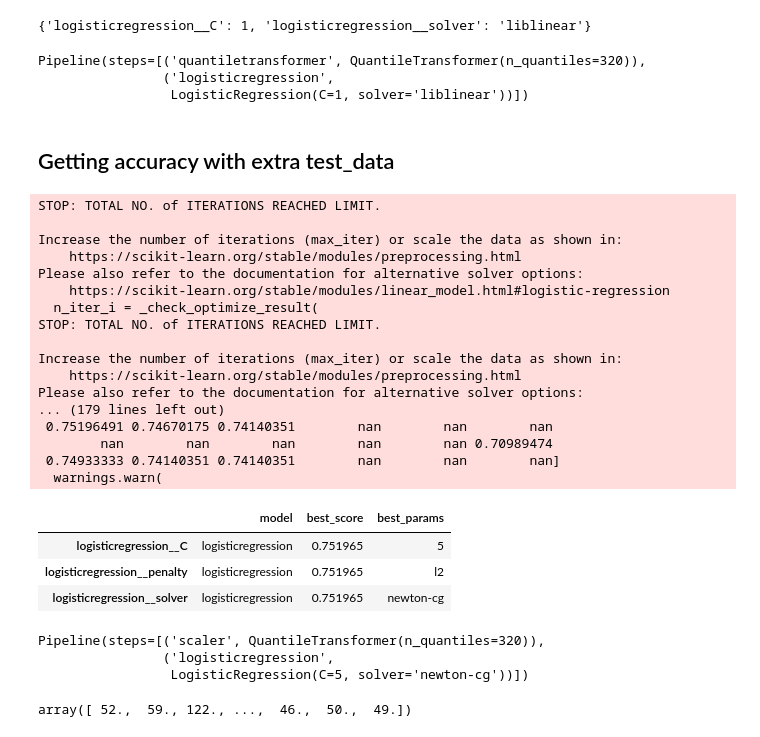
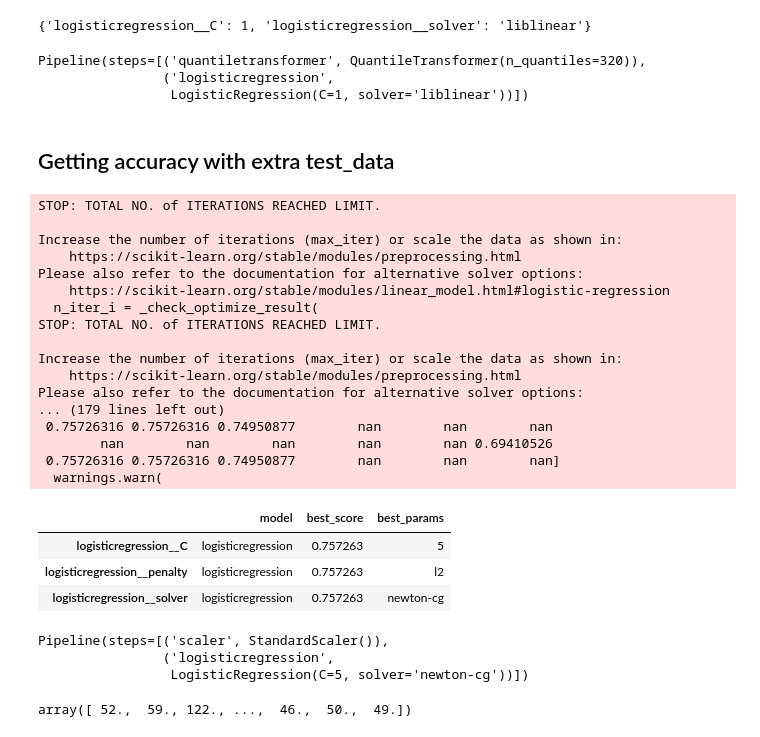
Before and after one commit to pranesh-ghadge/Celebrity-Identification-Website, a Jupyter notebook: model/actor_image_classification.ipynb, the cells around one changed output. Saved outputs shown, nothing was run; the diff lists cells and outputs as text; code cells hidden in the pictures.

```diff
--- a/model/actor_image_classification.ipynb
+++ b/model/actor_image_classification.ipynb
@@ -408,6 +406,0 @@ df['best_params'][2]
-# %%
-best_estimators['logistic_regression']
-# %% [output]
-Pipeline(steps=[('quantiletransformer', QuantileTransformer(n_quantiles=320)),
-                ('logisticregression',
-                 LogisticRegression(C=1, solver='liblinear'))])
@@ -414,47 +409,53 @@ Pipeline(steps=[('quantiletransformer', QuantileTransformer(n_quantiles=320)),
+# %%
+best_estimators['logistic_regression']
+# %% [output]
+Pipeline(steps=[('quantiletransformer', QuantileTransformer(n_quantiles=320)),
+                ('logisticregression',
+                 LogisticRegression(C=1, solver='liblinear'))])
 # %% [markdown]
 ## Getting accuracy with extra test_data
 # %%
 from sklearn.pipeline import Pipeline
 params2 = {'logisticregression__solver': ['newton-cg', 'lbfgs', 'liblinear'],
             'logisticregression__C': [1,5,10],
             'logisticregression__penalty': [None,'l1','l2','elasticnet']}
-pipe2 = Pipeline([('scaler', QuantileTransformer(n_quantiles=320)), ('logisticregression', LogisticRegression())])
+pipe2 = Pipeline([('scaler', StandardScaler()), ('logisticregression', LogisticRegression())])
 clf2 =  GridSearchCV(pipe2, param_grid=params2, cv=5, return_train_score=False)
 clf2.fit(X,y)
 df_lg = pd.DataFrame({
     'model': 'logisticregression',
     'best_score': clf2.best_score_,
     'best_params': clf2.best_params_
 })
 df_lg
 # %% [output]
 STOP: TOTAL NO. of ITERATIONS REACHED LIMIT.
 
 Increase the number of iterations (max_iter) or scale the data as shown in:
     https://scikit-learn.org/stable/modules/preprocessing.html
 Please also refer to the documentation for alternative solver options:
     https://scikit-learn.org/stable/modules/linear_model.html#logistic-regression
   n_iter_i = _check_optimize_result(
 STOP: TOTAL NO. of ITERATIONS REACHED LIMIT.
 
 Increase the number of iterations (max_iter) or scale the data as shown in:
     https://scikit-learn.org/stable/modules/preprocessing.html
 Please also refer to the documentation for alternative solver options:
 ... (179 lines left out)
- 0.75196491 0.74670175 0.74140351        nan        nan        nan
-        nan        nan        nan        nan        nan 0.70989474
- 0.74933333 0.74140351 0.74140351        nan        nan        nan]
+ 0.75726316 0.75726316 0.74950877        nan        nan        nan
+        nan        nan        nan        nan        nan 0.69410526
+ 0.75726316 0.75726316 0.74950877        nan        nan        nan]
   warnings.warn(
 |  | model | best_score | best_params |
-| logisticregression__C | logisticregression | 0.751965 | 5 |
-| logisticregression__penalty | logisticregression | 0.751965 | l2 |
-| logisticregression__solver | logisticregression | 0.751965 | newton-cg |
+| logisticregression__C | logisticregression | 0.757263 | 5 |
+| logisticregression__penalty | logisticregression | 0.757263 | l2 |
+| logisticregression__solver | logisticregression | 0.757263 | newton-cg |
 # %%
 best_estimator2 = clf2.best_estimator_
 # %%
 best_estimator2
 # %% [output]
-Pipeline(steps=[('scaler', QuantileTransformer(n_quantiles=320)),
+Pipeline(steps=[('scaler', StandardScaler()),
                 ('logisticregression',
                  LogisticRegression(C=5, solver='newton-cg'))])
 # %%
```
Also changed, not shown: parts of 14 cells of this notebook.
